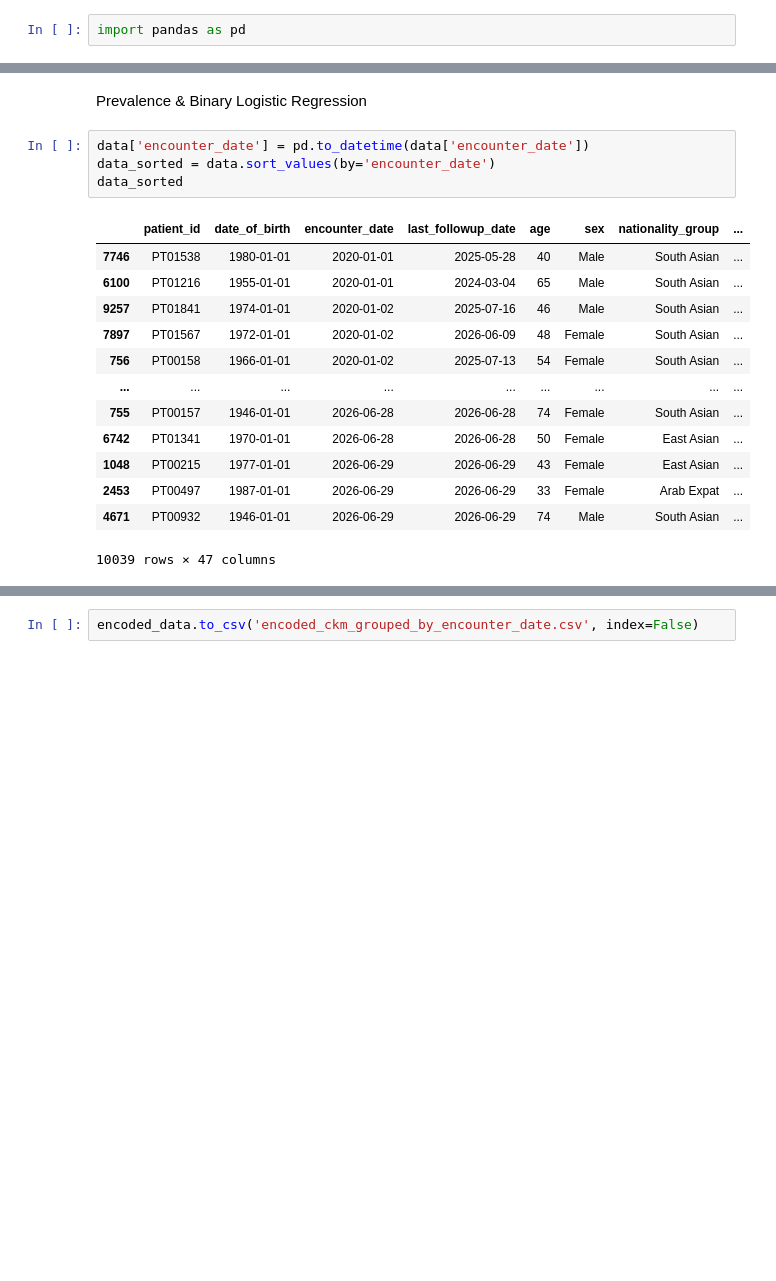
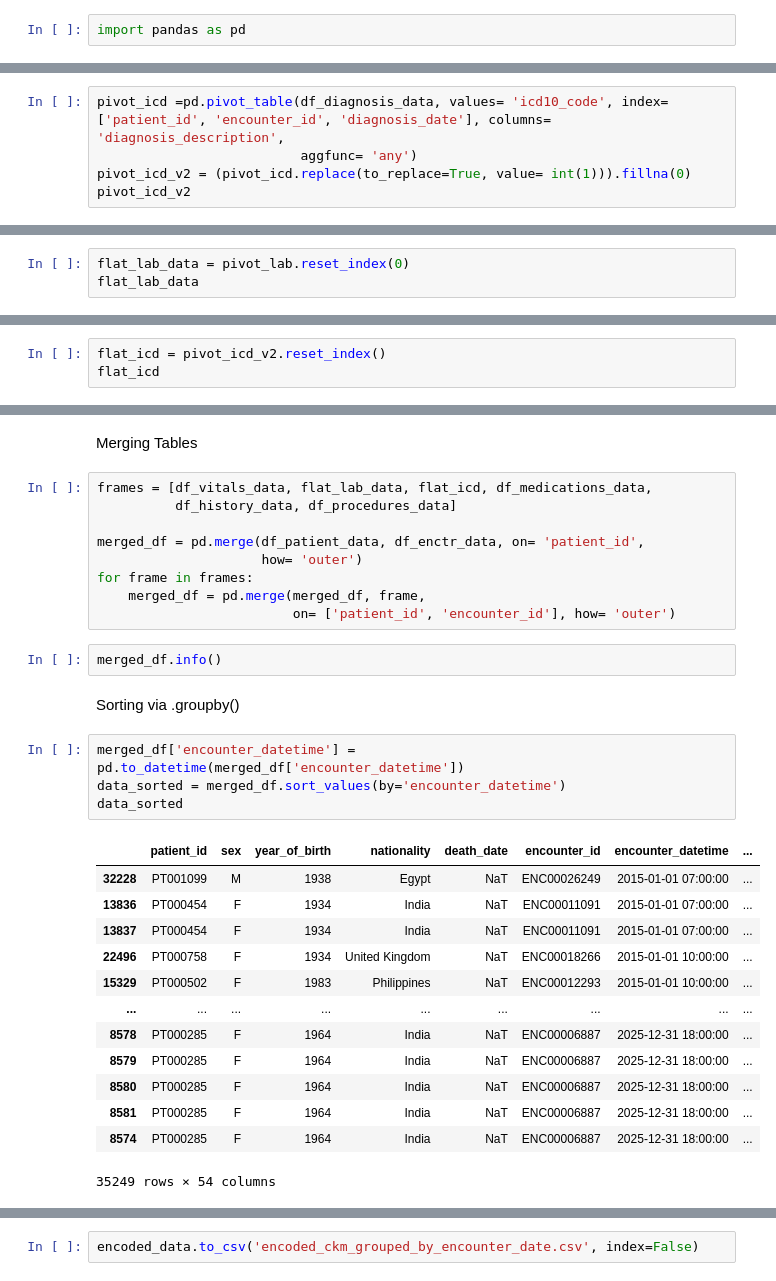
Before and after one commit to ryanr-bio/RSF, a Jupyter notebook: 01_ckm_prevalence_preprocessing.ipynb, the cells around one changed output, grey strips where cells are left out. Saved outputs shown, nothing was run; the diff lists cells and outputs as text; blank space fills up the shorter version.

```diff
--- a/01_ckm_prevalence_preprocessing.ipynb
+++ b/01_ckm_prevalence_preprocessing.ipynb
@@ -19,0 +56,5 @@ data
+# %%
+pivot_icd =pd.pivot_table(df_diagnosis_data, values= 'icd10_code', index= ['patient_id', 'encounter_id', 'diagnosis_date'], columns= 'diagnosis_description',
+                          aggfunc= 'any')
+pivot_icd_v2 = (pivot_icd.replace(to_replace=True, value= int(1))).fillna(0)
+pivot_icd_v2
@@ -19,0 +78,3 @@ data
+# %%
+flat_lab_data = pivot_lab.reset_index(0)
+flat_lab_data
@@ -19,0 +96,3 @@ data
+# %%
+flat_icd = pivot_icd_v2.reset_index()
+flat_icd
@@ -20,20 +113,33 @@ data
+# %% [markdown]
+Merging Tables
+# %%
+frames = [df_vitals_data, flat_lab_data, flat_icd, df_medications_data,
+          df_history_data, df_procedures_data]
+
+merged_df = pd.merge(df_patient_data, df_enctr_data, on= 'patient_id',
+                     how= 'outer')
+for frame in frames:
+    merged_df = pd.merge(merged_df, frame,
+                         on= ['patient_id', 'encounter_id'], how= 'outer')
+# %%
+merged_df.info()
 # %% [markdown]
-Prevalence & Binary Logistic Regression
+Sorting via .groupby()
 # %%
-data['encounter_date'] = pd.to_datetime(data['encounter_date'])
-data_sorted = data.sort_values(by='encounter_date')
+merged_df['encounter_datetime'] = pd.to_datetime(merged_df['encounter_datetime'])
+data_sorted = merged_df.sort_values(by='encounter_datetime')
 data_sorted
 # %% [output]
-|  | patient_id | date_of_birth | encounter_date | last_followup_date | age | sex | nationality_group | ... |
-| 7746 | PT01538 | 1980-01-01 | 2020-01-01 | 2025-05-28 | 40 | Male | South Asian | ... |
-| 6100 | PT01216 | 1955-01-01 | 2020-01-01 | 2024-03-04 | 65 | Male | South Asian | ... |
-| 9257 | PT01841 | 1974-01-01 | 2020-01-02 | 2025-07-16 | 46 | Male | South Asian | ... |
-| 7897 | PT01567 | 1972-01-01 | 2020-01-02 | 2026-06-09 | 48 | Female | South Asian | ... |
-| 756 | PT00158 | 1966-01-01 | 2020-01-02 | 2025-07-13 | 54 | Female | South Asian | ... |
+|  | patient_id | sex | year_of_birth | nationality | death_date | encounter_id | encounter_datetime | ... |
+| 32228 | PT001099 | M | 1938 | Egypt | NaT | ENC00026249 | 2015-01-01 07:00:00 | ... |
+| 13836 | PT000454 | F | 1934 | India | NaT | ENC00011091 | 2015-01-01 07:00:00 | ... |
+| 13837 | PT000454 | F | 1934 | India | NaT | ENC00011091 | 2015-01-01 07:00:00 | ... |
+| 22496 | PT000758 | F | 1934 | United Kingdom | NaT | ENC00018266 | 2015-01-01 10:00:00 | ... |
+| 15329 | PT000502 | F | 1983 | Philippines | NaT | ENC00012293 | 2015-01-01 10:00:00 | ... |
 | ... | ... | ... | ... | ... | ... | ... | ... | ... |
-| 755 | PT00157 | 1946-01-01 | 2026-06-28 | 2026-06-28 | 74 | Female | South Asian | ... |
-| 6742 | PT01341 | 1970-01-01 | 2026-06-28 | 2026-06-28 | 50 | Female | East Asian | ... |
-| 1048 | PT00215 | 1977-01-01 | 2026-06-29 | 2026-06-29 | 43 | Female | East Asian | ... |
-| 2453 | PT00497 | 1987-01-01 | 2026-06-29 | 2026-06-29 | 33 | Female | Arab Expat | ... |
-| 4671 | PT00932 | 1946-01-01 | 2026-06-29 | 2026-06-29 | 74 | Male | South Asian | ... |
+| 8578 | PT000285 | F | 1964 | India | NaT | ENC00006887 | 2025-12-31 18:00:00 | ... |
+| 8579 | PT000285 | F | 1964 | India | NaT | ENC00006887 | 2025-12-31 18:00:00 | ... |
+| 8580 | PT000285 | F | 1964 | India | NaT | ENC00006887 | 2025-12-31 18:00:00 | ... |
+| 8581 | PT000285 | F | 1964 | India | NaT | ENC00006887 | 2025-12-31 18:00:00 | ... |
+| 8574 | PT000285 | F | 1964 | India | NaT | ENC00006887 | 2025-12-31 18:00:00 | ... |
-10039 rows × 47 columns
+35249 rows × 54 columns
```
Also changed, not shown: parts of 14 cells of this notebook.
